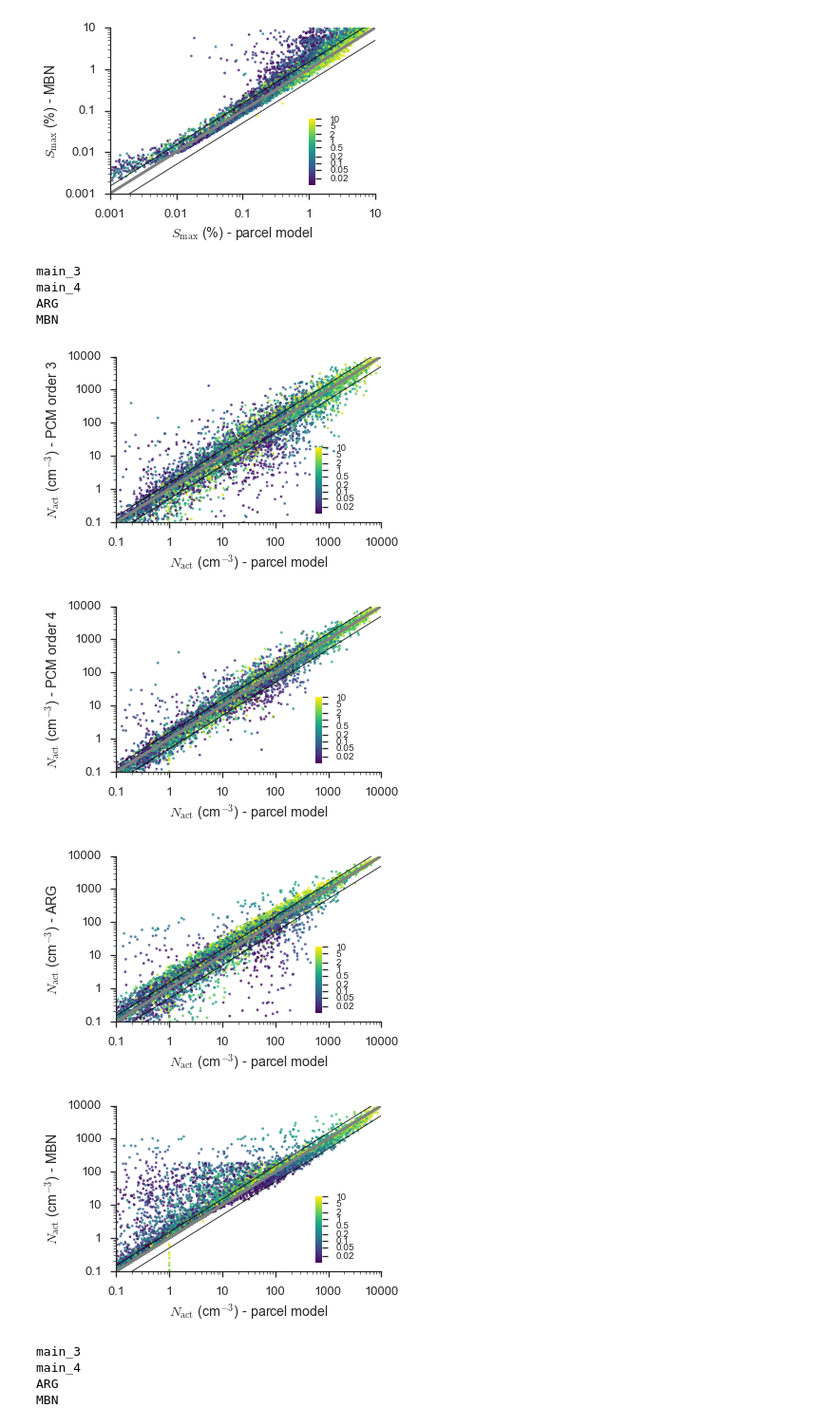
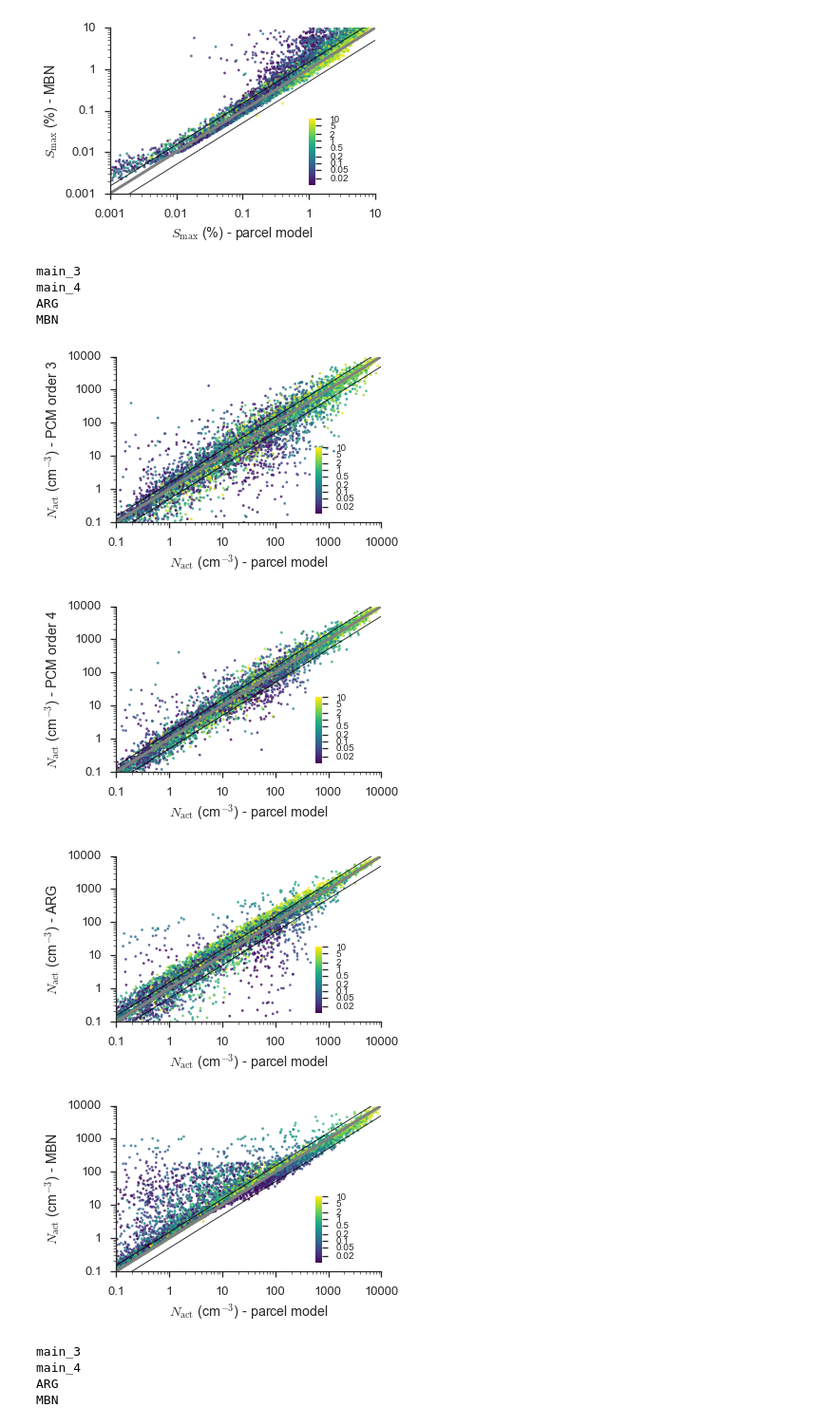
Before and after one commit to darothen/CESM_pcm_activation, a Jupyter notebook: MARC_pcm_evaluation/oneone_plots.ipynb, the cells around one changed output. Shown at 95% size. Cells and saved outputs as stored; diff of their text form; code cells hidden in the pictures.

```diff
--- a/MARC_pcm_evaluation/oneone_plots.ipynb
+++ b/MARC_pcm_evaluation/oneone_plots.ipynb
@@ -24,11 +24,16 @@ The dataset contains the parameters and model/parameterization evaluations for e
 - **Neq/Nkn**: Calculated equilibrium/kinetically limited droplet number concentration, for parcel model. For parameterizations, these are the chaos expansions predicting these quantities.
 - **Nderiv**: Calculated diagnosed droplet number concentration, for parameterizations only.
 # %%
-import plot_utils as pu
+import utils
+from os import environ
 
-exp_name = "MARC_main"
-exp_base = exp_name.split("_")[1]
-results_df = pu.get_data(exp_name)
+if "exp_name" not in environ:
+    exp_base = "main"
+else:
+    exp_base = environ['exp_name']
+exp_name = "MARC_" + exp_base
+
+results_df = utils.get_data(exp_name)
 print(results_df.head())
 for col in results_df.columns:
     print(col)
@@ -88,7 +93,7 @@ for param_name, param_label in param_settings:
     data_df[data_df < 0.] = np.nan
     data_df.dropna(inplace=True)
 
-    fig, ax = pu.plot_oneone(data_df['parcel'], data_df['scheme'],
+    fig, ax = utils.plot_oneone(data_df['parcel'], data_df['scheme'],
                              var_label, param_label,
                              color_data=data_df['coloring'],
                              color_ticks=coloring_ticks,
@@ -96,9 +101,9 @@ for param_name, param_label in param_settings:
 
     fig_fn = "{}_oneone.{}.{}".format(var_name, param_name, exp_name)
     print(fig_fn)
-    plt.savefig("figs/"+fig_fn+".png", transparent=True, bbox_inches='tight',
-                dpi=200)
-    plt.savefig("figs/"+fig_fn+".pdf", transparent=True, bbox_inches='tight')
+#     plt.savefig("figs/"+fig_fn+".png", transparent=True, bbox_inches='tight',
+#                 dpi=200)
+#     plt.savefig("figs/"+fig_fn+".pdf", transparent=True, bbox_inches='tight')
 # %% [output]
 main_3
 Smax_oneone.main_3.MARC_main
@@ -134,35 +139,36 @@ for param_name, param_label in param_settings:
     scheme_data = np.power(10., results_df["Nderiv"+"_"+param_name])
 
     # Mask egregious outlier data
     data_df = pd.DataFrame({'scheme': scheme_data,
                             'parcel': parcel_data,
                             'coloring': coloring})
 
     # Note that the data is all log data, so we're masking truly outlier
     # points here
     data_df[data_df > 1e10] = np.nan
     data_df[data_df < 0.] = np.nan
+    data_df[data_df['parcel'] == 1.] = np.nan
     data_df.dropna(inplace=True)
 
-    fig, ax = pu.plot_oneone(data_df['parcel'], data_df['scheme'],
+    fig, ax = utils.plot_oneone(data_df['parcel'], data_df['scheme'],
                              var_label, param_label,
                              color_data=data_df['coloring'],
                              color_ticks=coloring_ticks,
                              color_bar=True, lims=lims)
 
     fig_fn = "{}_oneone.{}.{}".format(var_name, param_name, exp_name)
     plt.savefig("figs/"+fig_fn+".png", transparent=True, bbox_inches='tight',
                 dpi=200)
     plt.savefig("figs/"+fig_fn+".pdf", transparent=True, bbox_inches='tight')
 # %% [output]
 main_3
 main_4
 ARG
 MBN
 [figure]
 [figure]
 [figure]
-[figure, old version]
+[figure, new version]
 # %%
 # Activated Fraction
 
```
Also changed, not shown: parts of 4 cells of this notebook, 10 other files.
